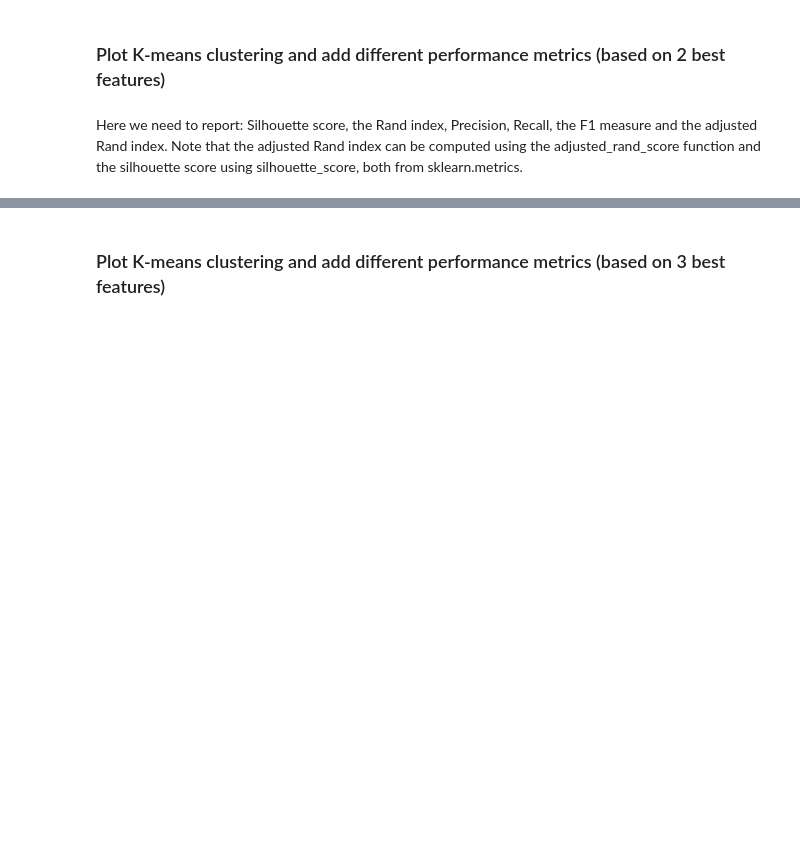
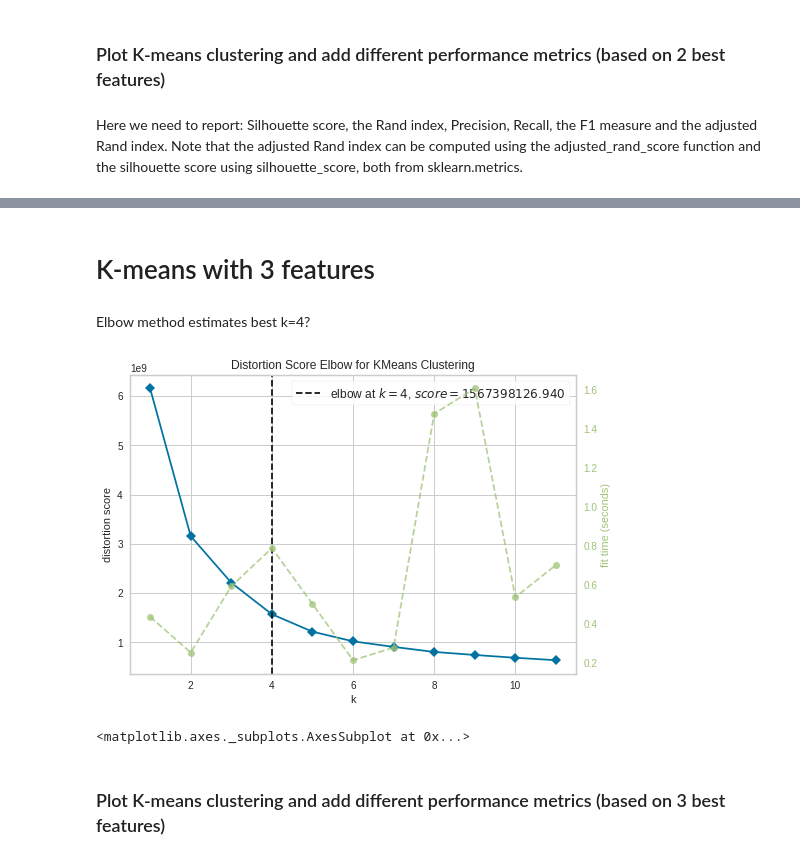
Before and after one commit to Migaalee/machine_learning, a Jupyter notebook: Assigment2_AA.ipynb, the cells around one changed output, grey strips where cells are left out. Drawn from its saved outputs; the diff is of its cells as text; code cells hidden in the pictures; blank space fills up the shorter version.

```diff
--- a/Assigment2_AA.ipynb
+++ b/Assigment2_AA.ipynb
@@ -661,6 +618,19 @@ For n = 8 | The avg silhouette_score: 0.363 | Adjusted rand score: 0.115
 [figure]
 [figure]
 [figure]
+# %% [markdown]
+# K-means with 3 features
+# %% [markdown]
+Elbow method estimates best k=4?
+# %%
+from yellowbrick.cluster import KElbowVisualizer
+model = KMeans()
+visualizer = KElbowVisualizer(model, k=(1,12))
+visualizer.fit(X_features_3)
+visualizer.show()
+# %% [output]
+[figure, added]
+<matplotlib.axes._subplots.AxesSubplot at 0x...>
 # %% [markdown]
 ### Plot K-means clustering and add different performance metrics (based on  3 best features)
 # %%
```
Also changed, not shown: parts of 58 cells of this notebook.
